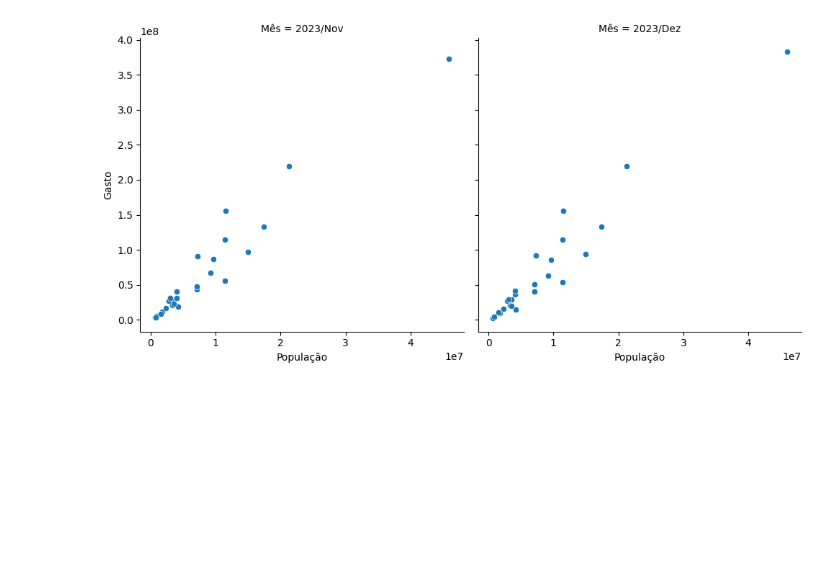
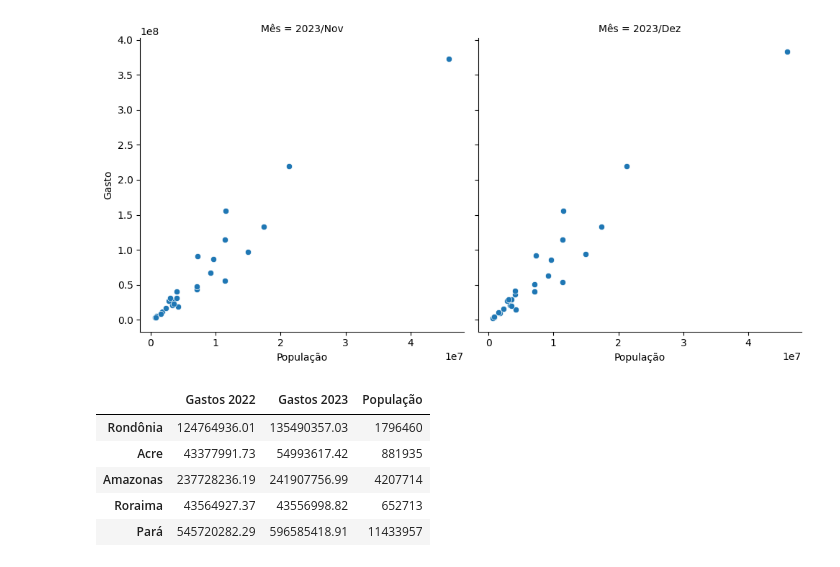
Before and after one commit to edupmon/fiap, a Jupyter notebook: pos-tech/data-analytics/fase-1/02-visualizacao-de-dados/aula-2/producao-hospitalar.ipynb, the cells around one changed output. Saved outputs shown, nothing was run; the diff lists cells and outputs as text; code cells hidden in the pictures; blank space fills up the shorter version.

```diff
--- a/pos-tech/data-analytics/fase-1/02-visualizacao-de-dados/aula-2/producao-hospitalar.ipynb
+++ b/pos-tech/data-analytics/fase-1/02-visualizacao-de-dados/aula-2/producao-hospitalar.ipynb
@@ -558,3 +556,30 @@ sns.relplot(data = dados_plot, x = 'População', y = 'Gasto', col = 'Mês')
 # %% [output]
 <seaborn.axisgrid.FacetGrid at 0x...>
 [figure]
+# %%
+# Comparando gastos totais dos últimos dois anos
+
+# Último ano
+gastos_2023 = pd.DataFrame(dados_analise[dados_analise.columns[-13:-1]]\
+                           .sum(axis = 1))
+gastos_2023.rename(columns = {0: 'Gastos 2023'}, inplace = True)
+
+# Penúltimo ano
+gastos_2022 = pd.DataFrame(dados_analise[dados_analise.columns[-25:-13]]\
+                           .sum(axis = 1))
+gastos_2022.rename(columns = {0: 'Gastos 2022'}, inplace = True)
+
+# Gastos dos dois anos
+gastos_2_anos = gastos_2022.join(gastos_2023)
+gastos_2_anos.index = [estado[3:] for estado in gastos_2_anos.index.to_list()]
+
+# Incluindo a população
+gastos_2_anos = gastos_2_anos.join(df_populacao)
+gastos_2_anos.head()
+# %% [output]
+|  | Gastos 2022 | Gastos 2023 | População |
+| Rondônia | 124764936.01 | 135490357.03 | 1796460 |
+| Acre | 43377991.73 | 54993617.42 | 881935 |
+| Amazonas | 237728236.19 | 241907756.99 | 4207714 |
+| Roraima | 43564927.37 | 43556998.82 | 652713 |
+| Pará | 545720282.29 | 596585418.91 | 11433957 |
```
Also changed, not shown: parts of 4 cells of this notebook.
